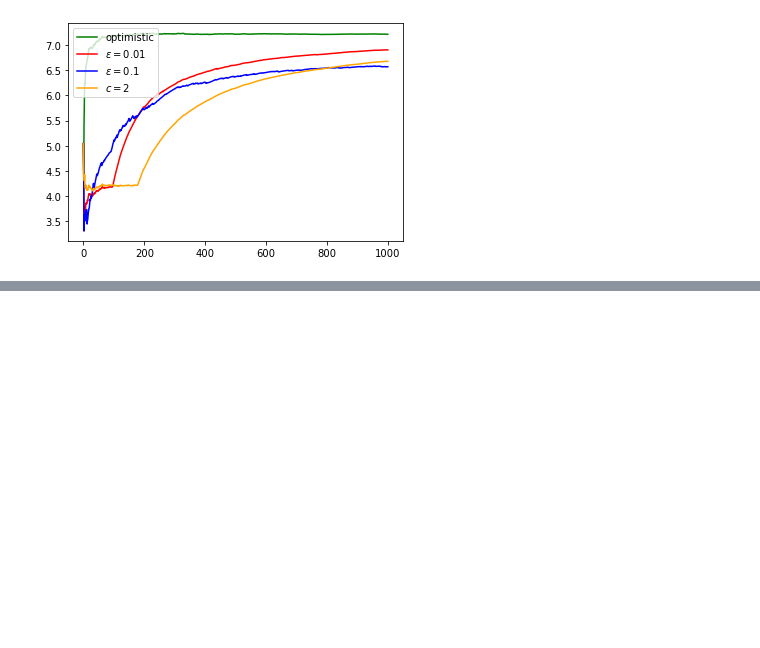
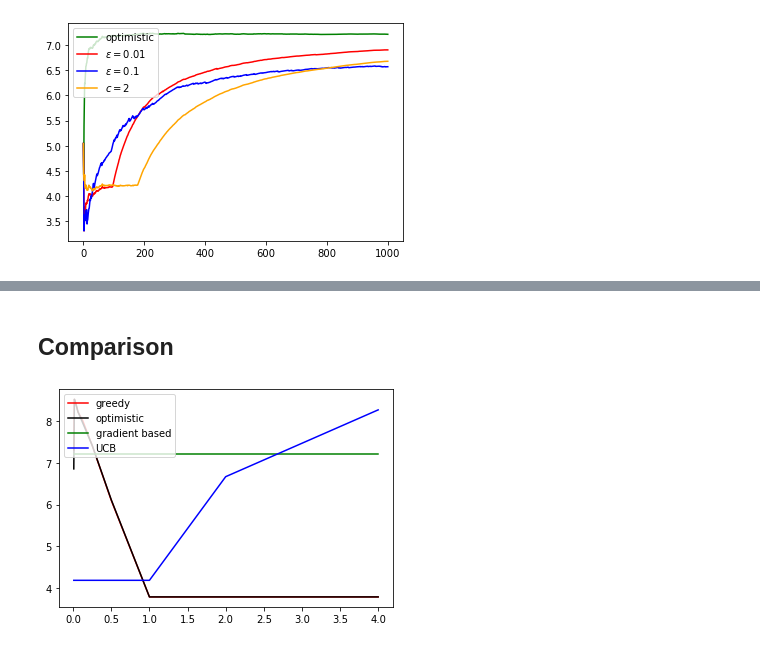
Before and after one commit to lochbrunner/reinforcement_learning, a Jupyter notebook: chapter_2/multiarmed_bandits.ipynb, the cells around one changed output, grey strips where cells are left out. Saved outputs shown, nothing was run; the diff lists cells and outputs as text; code cells hidden in the pictures; blank space fills up the shorter version.

```diff
--- a/chapter_2/multiarmed_bandits.ipynb
+++ b/chapter_2/multiarmed_bandits.ipynb
@@ -245,0 +325,31 @@ plt.show()
+# %% [markdown]
+## Comparison
+# %%
+K = 20
+multi_armed_bandit = MultiArmedBandit(K)
+
+actors_classes = {'red': lambda param: BanditActor(K, multi_armed_bandit, epsilon=param, name='greedy'),
+          'black': lambda param: OptimisticBanditActor(K, multi_armed_bandit, epsilon=param, name='optimistic'),
+          'green': lambda param: GradientBanditActor(K, multi_armed_bandit, alpha=param, name='gradient based'),
+          'blue': lambda param: BanditActorUCB(K, multi_armed_bandit, c=param,  name='UCB'),
+          }
+
+params = 2**np.arange(1,11)/2**8
+STEPS = 1000
+
+for color, actors_class in actors_classes.items():
+    y = []
+    for param in params:
+        multi_armed_bandit.reset()
+        actor = actors_class(param)
+
+        for _ in range(STEPS):
+            actor()
+        y.append(actor.mean_reward)
+
+    plt.plot(params, y, color=color, label=actor.name)
+
+plt.legend(loc='upper left')
+plt.show()
+# %% [output]
+[figure, added]
```
Also changed, not shown: parts of 9 cells of this notebook.
